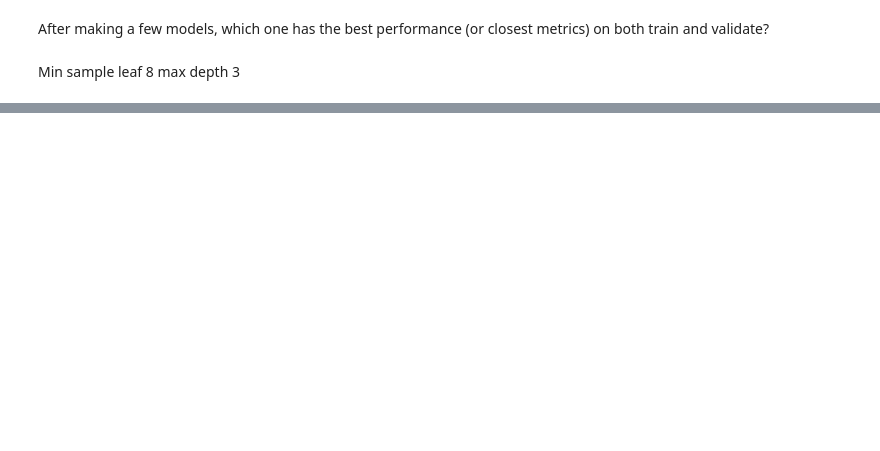
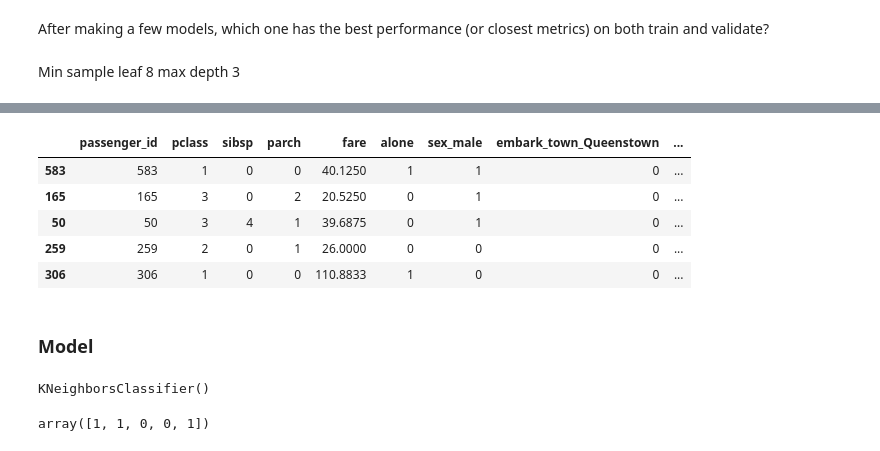
Before and after one commit to Jared-Godar/classification-exercises, a Jupyter notebook: model.ipynb, the cells around one changed output, grey strips where cells are left out. Saved outputs shown, nothing was run; the diff lists cells and outputs as text; code cells hidden in the pictures; blank space fills up the shorter version.

Commit message:
Update model exercises and logistic regression lession,

```diff
--- a/model.ipynb
+++ b/model.ipynb
@@ -640,0 +702,2 @@ Min sample leaf 8 max depth 3
+# %%
+titanic_train, titanic_validate, titanic_test = wrangle.wrangle_titanic()
@@ -640,0 +721,22 @@ Min sample leaf 8 max depth 3
+# %%
+# create X & y version of train, where y is a series with just the target variable and X are all the features.
+
+X_train = titanic_train.drop(columns=['survived', 'sex', 'embark_town'])
+y_train = titanic_train.survived
+
+X_validate = titanic_validate.drop(columns=['survived', 'sex', 'embark_town'])
+y_validate = titanic_validate.survived
+
+X_test = titanic_test.drop(columns=['survived', 'sex', 'embark_town'])
+y_test = titanic_test.survived
+# %%
+X_train.head()
+# %% [output]
+|  | passenger_id | pclass | sibsp | parch | fare | alone | sex_male | embark_town_Queenstown | ... |
+| 583 | 583 | 1 | 0 | 0 | 40.1250 | 1 | 1 | 0 | ... |
+| 165 | 165 | 3 | 0 | 2 | 20.5250 | 0 | 1 | 0 | ... |
+| 50 | 50 | 3 | 4 | 1 | 39.6875 | 0 | 1 | 0 | ... |
+| 259 | 259 | 2 | 0 | 1 | 26.0000 | 0 | 0 | 0 | ... |
+| 306 | 306 | 1 | 0 | 0 | 110.8833 | 1 | 0 | 0 | ... |
+# %% [markdown]
+### Model
@@ -640,0 +747,6 @@ Min sample leaf 8 max depth 3
+# %%
+# Fit the model
+
+knn.fit(X_train, y_train)
+# %% [output]
+KNeighborsClassifier()
@@ -640,0 +757,6 @@ Min sample leaf 8 max depth 3
+# %%
+# Look at sanmple of predictions
+
+y_pred[0:5]
+# %% [output]
+array([1, 1, 0, 0, 1])
```
Also changed, not shown: parts of 50 cells of this notebook, 2 other files.
